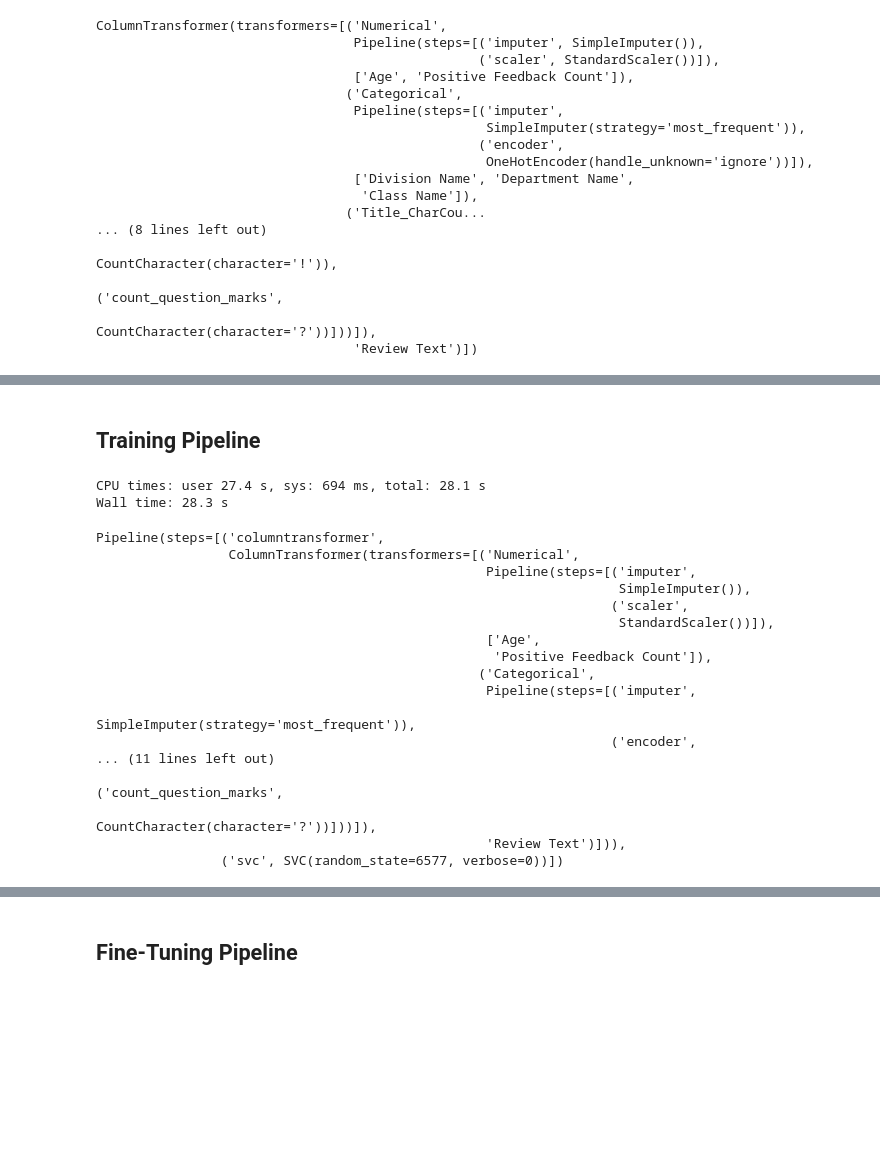
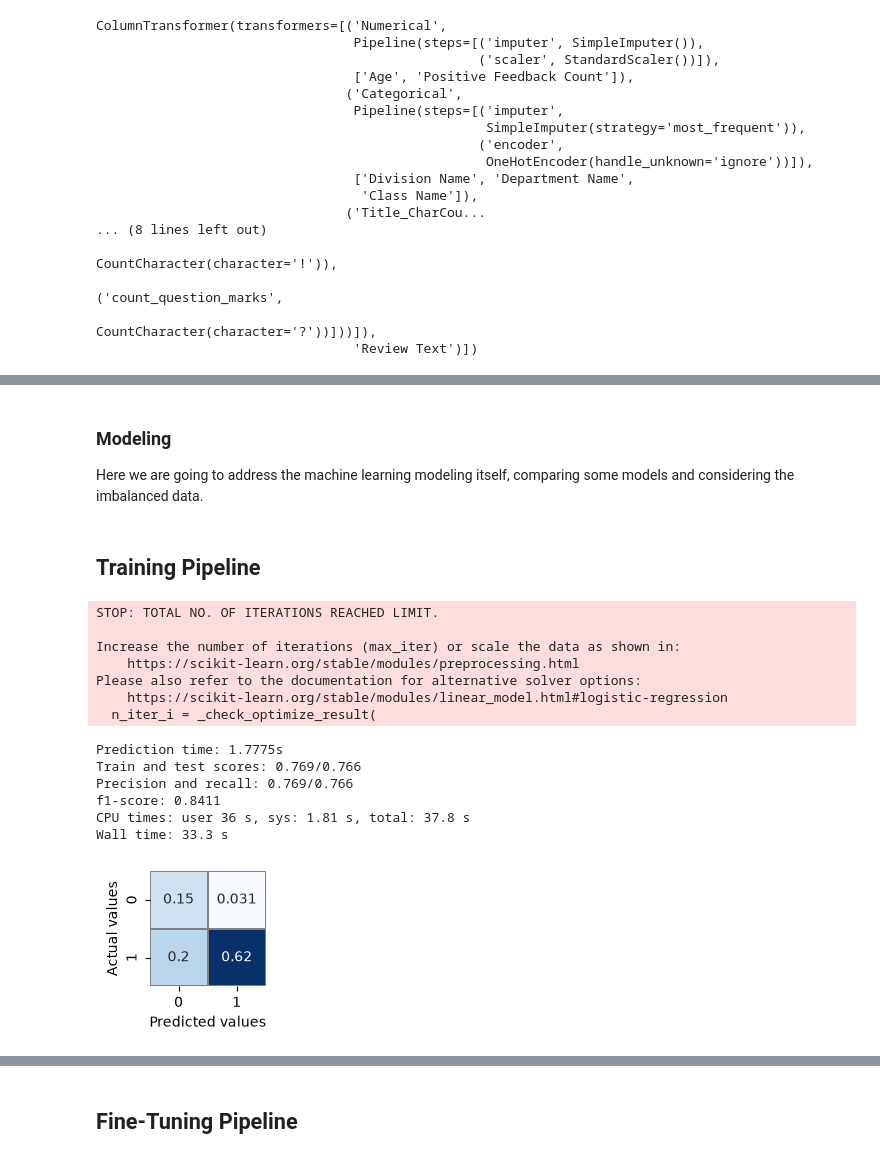
Before and after one commit to FelipeGiro/dsnd-pipelines-project, a Jupyter notebook: starter/starter.ipynb, the cells around one changed output, grey strips where cells are left out. Cells and saved outputs as stored; diff of their text form; code cells hidden in the pictures; blank space fills up the shorter version.

Commit message:
first review

```diff
--- a/starter/starter.ipynb
+++ b/starter/starter.ipynb
@@ -420,0 +419,4 @@ Pipeline(steps=[('columntransformer',
+# %% [markdown]
+### Modeling
+
+Here we are going to address the machine learning modeling itself, comparing some models and considering the imbalanced data.
@@ -421,25 +446,57 @@ Pipeline(steps=[('columntransformer',
 # %% [markdown]
 ## Training Pipeline
+# %%
+from sklearn.metrics import accuracy_score, precision_score, recall_score, f1_score, confusion_matrix
+from time import perf_counter
+
+def analyse_model(model_pipeline):
+    """
+    Compute the train and test accuracies and the f1-score of
+    a trained model.
+    """
+
+    start = perf_counter()
+    y_test_pred = model_pipeline.predict(X_test)
+    end = perf_counter()
+
+    prediction_time = end - start
+
+    _train_score = model_pipeline.score(X_train, y_train)
+    _test_score = accuracy_score(y_test, y_test_pred)
+    _precision = precision_score(y_test, y_test_pred)
+    _recall = recall_score(y_test, y_test_pred)
+    _f1 = f1_score(y_test, y_test_pred)
+
+    print(f"Prediction time: {prediction_time:.4f}s")
+    print(f"Train and test scores: {_train_score:.3f}/{_test_score:.3f}")
+    print(f"Precision and recall: {_precision:.3f}/{_recall:.3f}")
+    print(f"f1-score: {_f1:.4f}")
+
+    plt.figure(figsize=(1.5,1.5))
+    sns.heatmap(
+        confusion_matrix(y_test, y_test_pred, normalize='all'),
+        cbar=False, annot=True, cmap="Blues", linecolor="gray", linewidth=.3
+    )
+    plt.xlabel("Predicted values")
+    plt.ylabel("Actual values")
+
+    return prediction_time, _train_score, _test_score, _precision, _recall, _f1
 # %%
 %%time
-model_pipeline.fit(X_train, y_train)
+logregression_pipeline.fit(X_train, y_train)
+logregression_summary = analyse_model(logregression_pipeline)
 # %% [output]
-CPU times: user 27.4 s, sys: 694 ms, total: 28.1 s
-Wall time: 28.3 s
+STOP: TOTAL NO. OF ITERATIONS REACHED LIMIT.
+
+Increase the number of iterations (max_iter) or scale the data as shown in:
+    https://scikit-learn.org/stable/modules/preprocessing.html
+Please also refer to the documentation for alternative solver options:
+    https://scikit-learn.org/stable/modules/linear_model.html#logistic-regression
+  n_iter_i = _check_optimize_result(
-Pipeline(steps=[('columntransformer',
-                 ColumnTransformer(transformers=[('Numerical',
-                                                  Pipeline(steps=[('imputer',
-                                                                   SimpleImputer()),
-                                                                  ('scaler',
-                                                                   StandardScaler())]),
-                                                  ['Age',
-                                                   'Positive Feedback Count']),
-                                                 ('Categorical',
-                                                  Pipeline(steps=[('imputer',
-                                                                   SimpleImputer(strategy='most_frequent')),
-                                                                  ('encoder',
-... (11 lines left out)
-                                                                                                  ('count_question_marks',
-                                                                                                   CountCharacter(character='?'))]))]),
-                                                  'Review Text')])),
-                ('svc', SVC(random_state=6577, verbose=0))])
+Prediction time: 1.7775s
+Train and test scores: 0.769/0.766
+Precision and recall: 0.769/0.766
+f1-score: 0.8411
+CPU times: user 36 s, sys: 1.81 s, total: 37.8 s
+Wall time: 33.3 s
+[figure, added]
```
Also changed, not shown: parts of 30 cells of this notebook, 1 other file.
